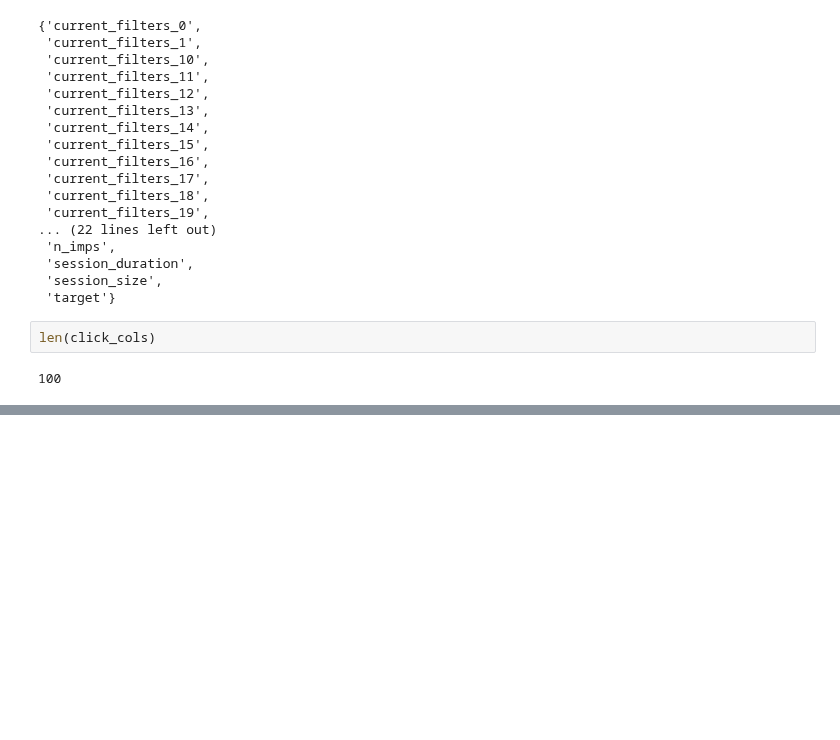
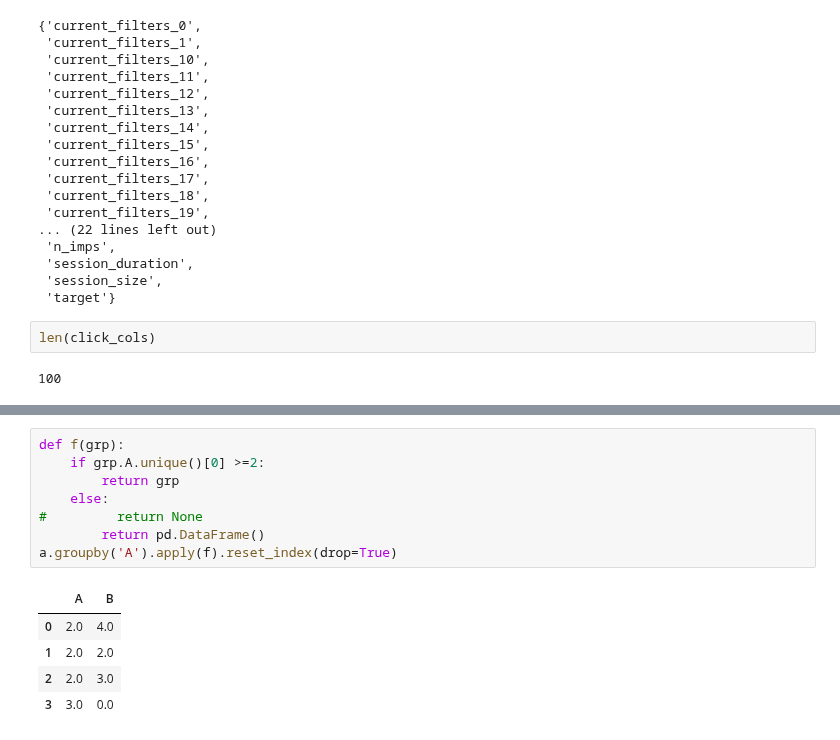
Before and after one commit to samshipengs/naps, a Jupyter notebook: playground.ipynb, the cells around one changed output, grey strips where cells are left out. Cells and saved outputs as stored; diff of their text form; blank space fills up the shorter version.

```diff
--- a/playground.ipynb
+++ b/playground.ipynb
@@ -440,0 +456,14 @@ len(click_cols)
+# %%
+def f(grp):
+    if grp.A.unique()[0] >=2:
+        return grp
+    else:
+#         return None
+        return pd.DataFrame()
+a.groupby('A').apply(f).reset_index(drop=True)
+# %% [output]
+|  | A | B |
+| 0 | 2.0 | 4.0 |
+| 1 | 2.0 | 2.0 |
+| 2 | 2.0 | 3.0 |
+| 3 | 3.0 | 0.0 |
```
Also changed, not shown: parts of 2 cells of this notebook, 5 other files.
